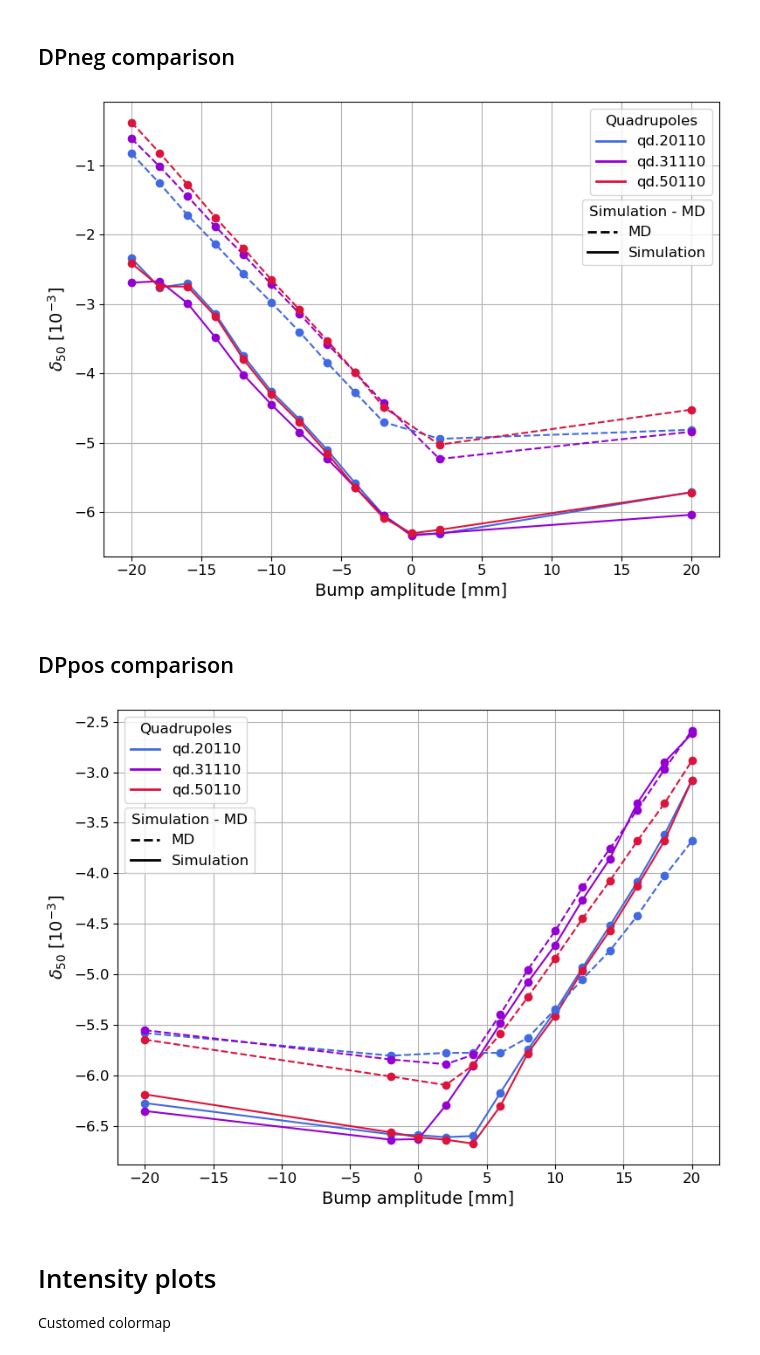
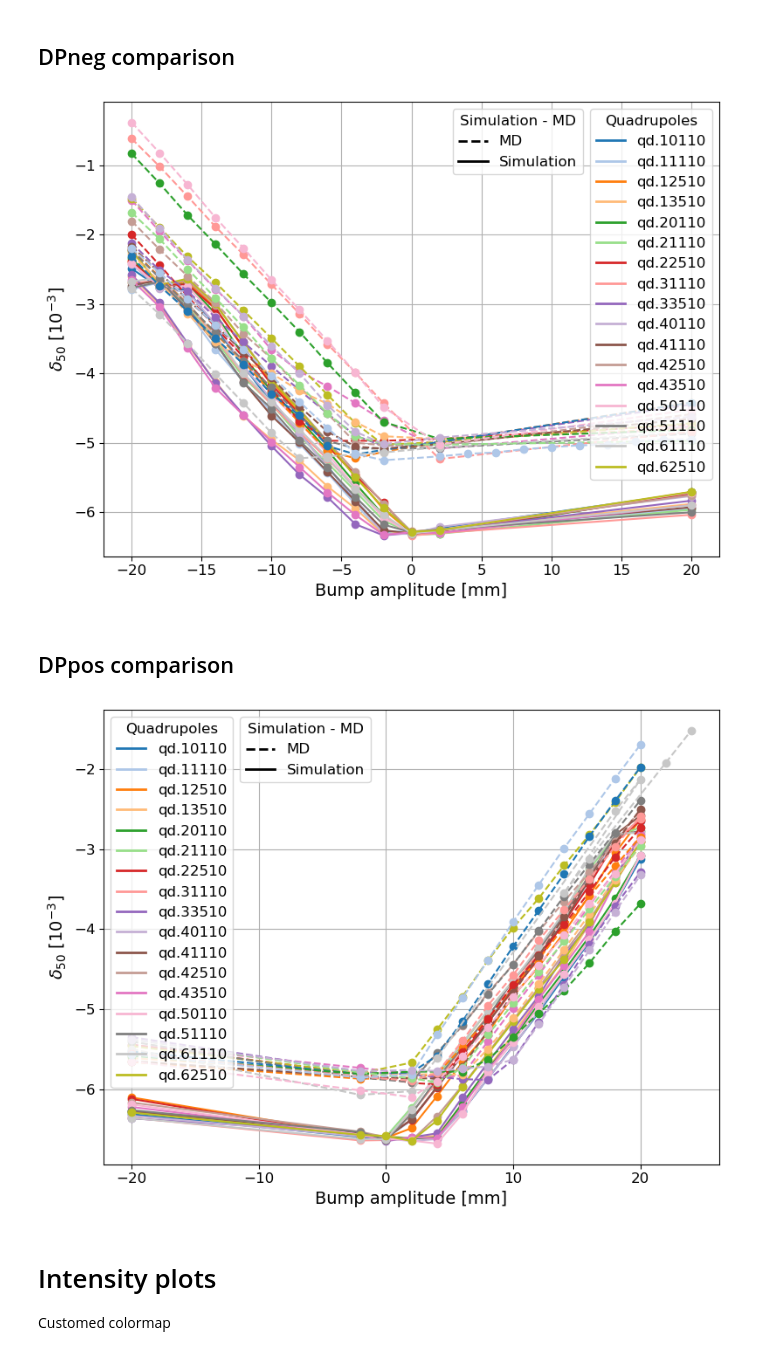
Before and after one commit to lisepauwels/sps_simulations, a Jupyter notebook: Studies/OffMomBumpScans/plot_results.ipynb, the cells around one changed output. Saved outputs shown, nothing was run; the diff lists cells and outputs as text; code cells hidden in the pictures.

```diff
--- a/Studies/OffMomBumpScans/plot_results.ipynb
+++ b/Studies/OffMomBumpScans/plot_results.ipynb
@@ -212,15 +265,24 @@ plt.savefig('plots/Midpoints_MD.png', dpi=300)
 # %%
 fig, ax = plt.subplots(1,1, figsize=(8,6))
 colors = {'qd.20110' : 'royalblue', 'qd.31110' : 'darkviolet', 'qd.50110': 'crimson'}
+
+quads = sorted(
+    midpoints.keys(),
+    key=lambda name: int(name.split('.')[1])
+)
+cmap = colormaps['tab20']
+colors = {quad : cmap(i %20) for i, quad in enumerate(quads)}
+
 linestyles = {'MD' : '--', 'Simulation' : '-'}
 
-for quad in midpoints:
+for quad in quads:
     for plane in ['DPneg']:
         bumps = np.array(list(midpoints[quad][plane].keys()))
         mids = np.array(list(midpoints[quad][plane].values()))
         ax.plot(bumps, -np.abs(mids), marker='o', color=colors[quad], linestyle=linestyles['Simulation'])
 
-for quad in ['QD.20110', 'QD.31110', 'QD.50110']:
+quads_capt = [q.upper() for q in midpoints.keys()]
+for quad in quads_capt: #['QD.20110', 'QD.31110', 'QD.50110']:
     for plane in ['NEG']:
         bumps = list(midpoints_md[f'{quad}_{plane}'].keys())
         midpoints_loc = np.array([np.mean(midpoints_md[f'{quad}_{plane}'][_]) for _ in bumps])
@@ -252,26 +314,36 @@ ax.add_artist(legend_quad)
 
 # Second legend (Simulation - MD) — just below the first
 legend_dp = ax.legend(handles=ls_handles, title='Simulation - MD',
-                      loc='upper right', bbox_to_anchor=(1.0, 0.8),
+                      loc='upper right', bbox_to_anchor=(0.79, 1),
                       fontsize=12, title_fontsize=12)
 fig.tight_layout()
-plt.savefig('plots/Midpoints_DPneg_comparison_simMD.png', dpi=300)
+plt.savefig('plots/Midpoints_DPneg_comparison_simMD_all.png', dpi=300)
 # %% [output]
-[figure, old version]
+[figure, new version]
 # %% [markdown]
 ## DPpos comparison
 # %%
 fig, ax = plt.subplots(1,1, figsize=(8,6))
 colors = {'qd.20110' : 'royalblue', 'qd.31110' : 'darkviolet', 'qd.50110': 'crimson'}
+
+quads = sorted(
+    midpoints.keys(),
+    key=lambda name: int(name.split('.')[1])
+)
+
+cmap = colormaps['tab20']
+colors = {quad : cmap(i %20) for i, quad in enumerate(quads)}
+
 linestyles = {'MD' : '--', 'Simulation' : '-'}
 
-for quad in midpoints:
+for quad in quads:
     for plane in ['DPpos']:
         bumps = np.array(list(midpoints[quad][plane].keys()))
         mids = np.array(list(midpoints[quad][plane].values()))
         ax.plot(bumps, -np.abs(mids), marker='o', color=colors[quad], linestyle=linestyles['Simulation'])
 
-for quad in ['QD.20110', 'QD.31110', 'QD.50110']:
+quads_capt = [q.upper() for q in midpoints.keys()]
+for quad in quads_capt: #['QD.20110', 'QD.31110', 'QD.50110']:
     for plane in ['POS']:
         bumps = list(midpoints_md[f'{quad}_{plane}'].keys())
         midpoints_loc = np.array([np.mean(midpoints_md[f'{quad}_{plane}'][_]) for _ in bumps])
@@ -279,36 +351,36 @@ for quad in ['QD.20110', 'QD.31110', 'QD.50110']:
             bumps[i] = float(bumps[i])
         mids = dr_to_delta(midpoints_loc)*1e3
         ax.plot(bumps, -np.abs(mids), marker='o', color=colors[quad.lower()], linestyle=linestyles['MD'])
 
 ax.grid()
 ax.set_xlabel('Bump amplitude [mm]', fontsize=14)
 ax.set_ylabel(r'$\delta_{50}$ $[10^{-3}]$', fontsize=14)
 ax.tick_params(axis='both', which='major', labelsize=12)
 
 color_handles = [
     Line2D([0], [0], color=color, lw=2, label=name)
     for name, color in colors.items()
 ]
 
 ls_handles = [
     Line2D([0], [0], color='black', linestyle=ls, lw=2, label=ls_name)
     for ls_name, ls in linestyles.items()
 ]
 # ax.legend(title='Quadrupole', fontsize=12)
 # First legend (Quadrupoles) — upper left
 legend_quad = ax.legend(handles=color_handles, title='Quadrupoles',
                         loc='upper left', bbox_to_anchor=(0.0, 1.0),
                         fontsize=12, title_fontsize=12)
 ax.add_artist(legend_quad)
 
 # Second legend (Simulation - MD) — just below the first
 legend_dp = ax.legend(handles=ls_handles, title='Simulation - MD',
-                      loc='upper left', bbox_to_anchor=(0.0, 0.8),
+                      loc='upper left', bbox_to_anchor=(0.21, 1),
                       fontsize=12, title_fontsize=12)
 fig.tight_layout()
-plt.savefig('plots/Midpoints_DPpos_comparison_simMD.png', dpi=300)
+plt.savefig('plots/Midpoints_DPpos_comparison_simMD_all.png', dpi=300)
 # %% [output]
-[figure, old version]
+[figure, new version]
 # %% [markdown]
 # Intensity plots
 
```
Also changed, not shown: parts of 6 cells of this notebook, 9 other files.
